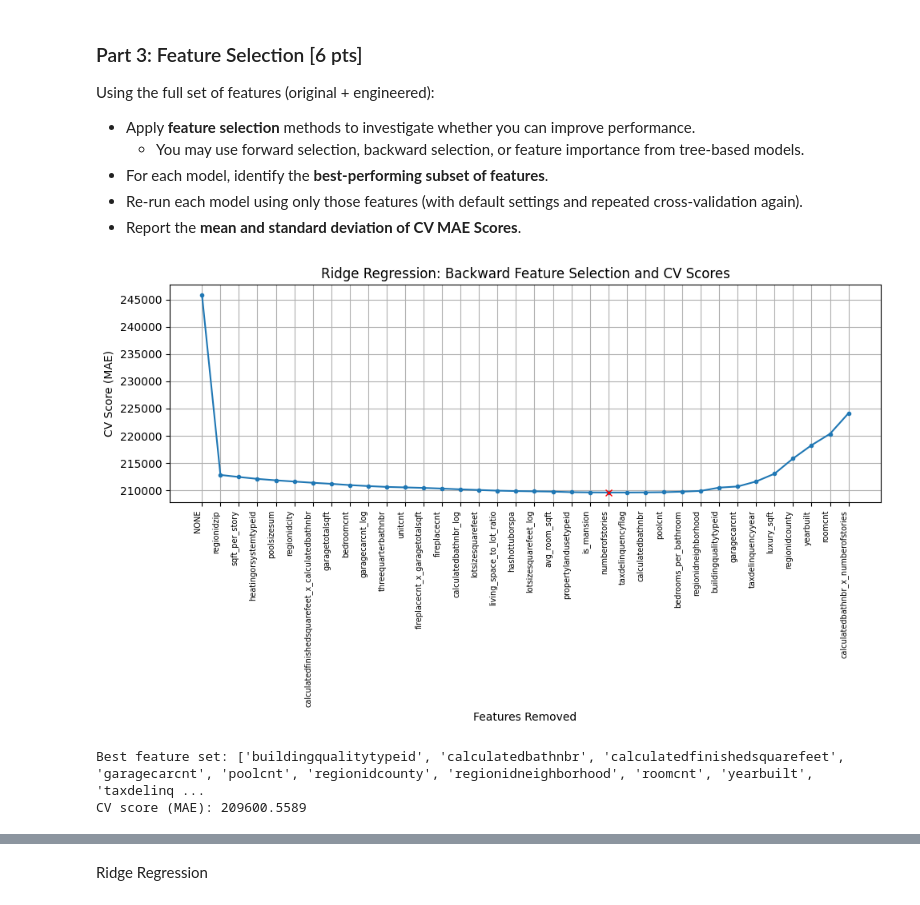
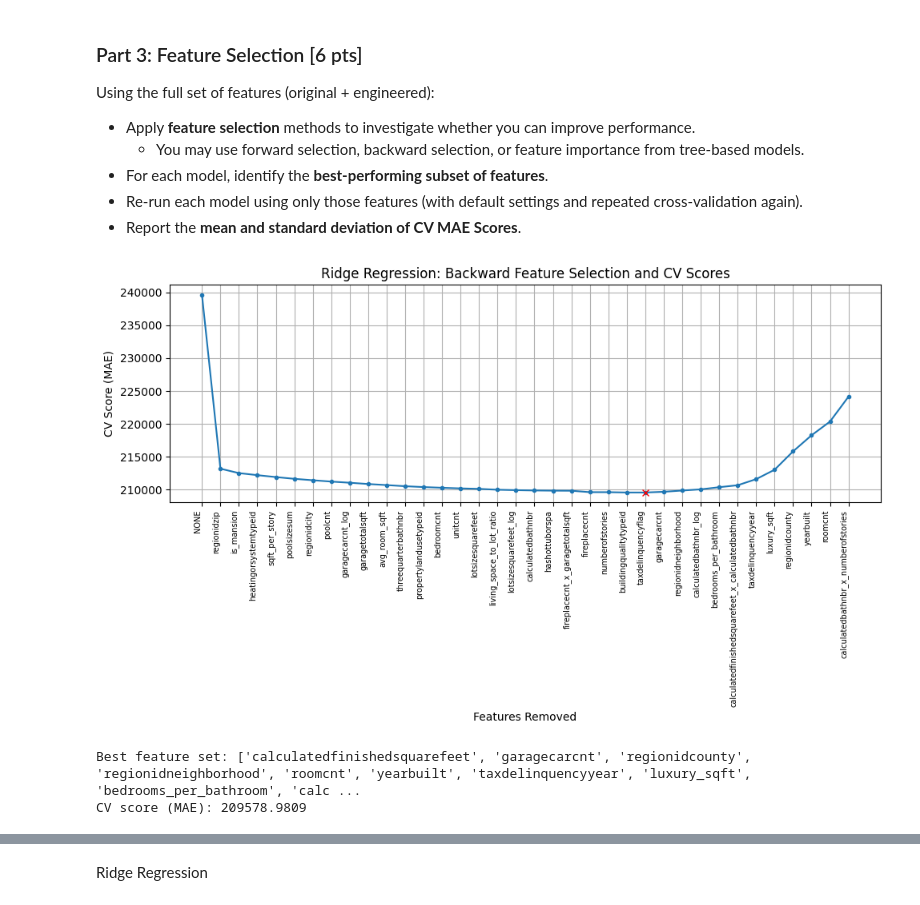
Before and after one commit to luke-wamboldt/Mod-3-Milestones-Group-78, a Jupyter notebook: Milestone_02.ipynb, the cells around one changed output, grey strips where cells are left out. Saved outputs shown, nothing was run; the diff lists cells and outputs as text; code cells hidden in the pictures.

```diff
--- a/Milestone_02.ipynb
+++ b/Milestone_02.ipynb
@@ -677,38 +679,39 @@ def backward_feature_selection(X, y, model,
         best_feature_set,       # Feature set that achieved the best CV score
         best_score              # Best (lowest) CV score
     )
+# %%
+# Convert scaled data from numpy array to dataframe
+X_eng_train_scaled_df = pd.DataFrame(X_eng_train_scaled, columns = X_eng_train.columns)
 # %%
 # Backward Feature Selection - Ridge
 
 model = Ridge(random_state=random_state)
 
-selected_features, best_scores, best_feature_set, best_backward_score = (backward_feature_selection(X_eng_train, y_eng_train, model, verbose = False))
+selected_features, best_scores, best_feature_set, best_backward_score = (backward_feature_selection(X_eng_train_scaled_df, y_eng_train, model, verbose = False))
 
 # Plot the results
 
 plt.figure(figsize = (10, 6))
 plt.title('Ridge Regression: Backward Feature Selection and CV Scores')
 plt.plot(range(1, len(best_scores) + 1), best_scores, marker = '.')
 index = np.argmin(best_scores)
 plt.plot([index + 1], best_scores[index], marker = 'x', color = 'red')
 plt.xticks(range(1, len(selected_features) + 1), selected_features, rotation = 90, ha = 'right', fontsize=7)
 plt.xlabel('Features Removed')
 plt.ylabel('CV Score (MAE)')
 
-# plt.ylim(300000, 360000)
-
 plt.grid()
 plt.tight_layout()
 plt.show()
 
 # Print the best subset and cv score
 
 print("Best feature set:", best_feature_set)
 print("CV score (MAE):", np.around(best_backward_score, 4))
 # %% [output]
-[figure, old version]
+[figure, new version]
-Best feature set: ['buildingqualitytypeid', 'calculatedbathnbr', 'calculatedfinishedsquarefeet', 'garagecarcnt', 'poolcnt', 'regionidcounty', 'regionidneighborhood', 'roomcnt', 'yearbuilt', 'taxdelinq ...
-CV score (MAE): 209600.5589
+Best feature set: ['calculatedfinishedsquarefeet', 'garagecarcnt', 'regionidcounty', 'regionidneighborhood', 'roomcnt', 'yearbuilt', 'taxdelinquencyyear', 'luxury_sqft', 'bedrooms_per_bathroom', 'calc ...
+CV score (MAE): 209578.9809
 # %%
 # Backward Feature Selection - Random Forest
 
```
Also changed, not shown: parts of 13 cells of this notebook.
